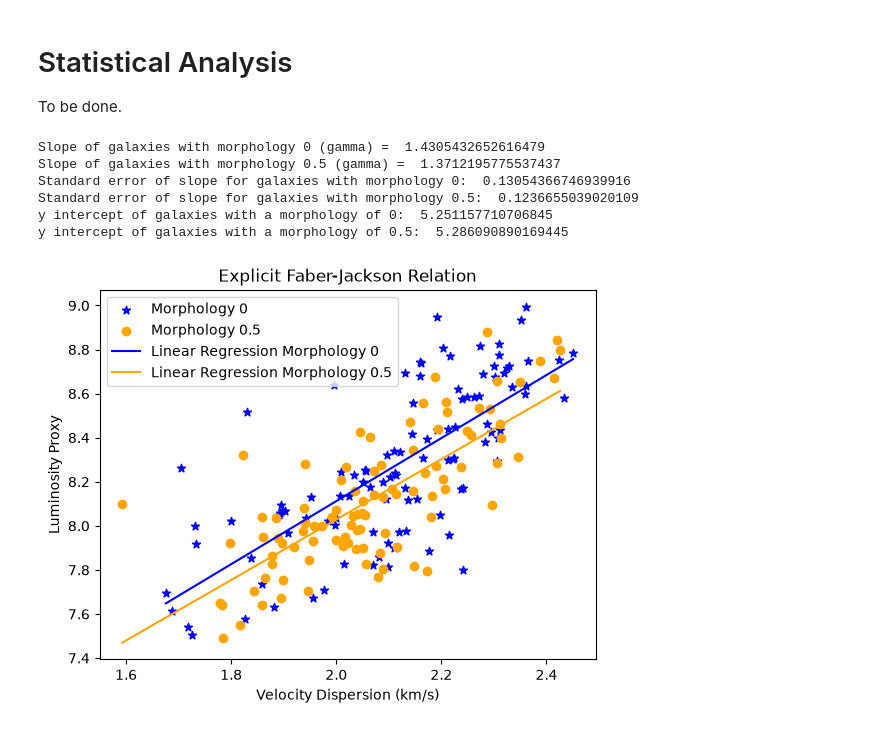
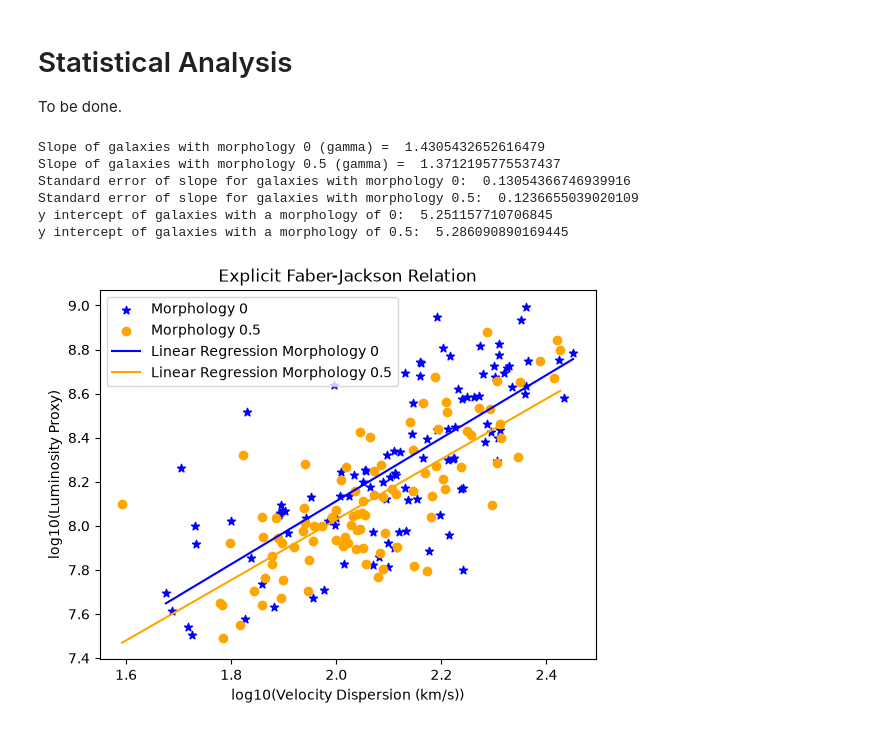
Before and after one commit to td522285/Group-7-Coding-Assignment, a Jupyter notebook: Untitled.ipynb, the cells around one changed output. Saved outputs shown, nothing was run; the diff lists cells and outputs as text; code cells hidden in the pictures.

```diff
--- a/Untitled.ipynb
+++ b/Untitled.ipynb
@@ -188,34 +216,35 @@ print("Standard error of slope for galaxies with morphology 0.5: ", stderr05)
 # Also want the intercepts for the linear regression lines
 # For both morphologies
 int0 = regress0.intercept
 int05 = regress05.intercept
 print("y intercept of galaxies with a morphology of 0: ", int0)
 print("y intercept of galaxies with a morphology of 0.5: ", int05)
 
 
 # Now we plot the linear regression lines for
 # Both morphologies over existing scatter plot
 
 plt.scatter(np.log10(sigma0), np.log10(F0), marker='*', color='blue', label='Morphology 0')
 plt.scatter(np.log10(sigma05), np.log10(F05), marker='o', color='orange', label='Morphology 0.5')
 
 # For plotting scatter we use np.linsapace to create evenly spaced
 # x values for linear regression lines that start at the minimum of log10(sigma0 and sigma05) respectively
 # And end at the maximum of log10(sigma0 and sigma05)
 
 x0 = np.linspace(np.log10(sigma0).min(), np.log10(sigma0).max(), 1000)
 x05 = np.linspace(np.log10(sigma05).min(), np.log10(sigma05).max(), 1000)
 plt.plot(x0, grad0 *x0 + int0, color = 'blue', label = 'Linear Regression Morphology 0')
 plt.plot(x05,grad05 * x05 + int05, color = 'orange', label = 'Linear Regression Morphology 0.5')
-plt.xlabel('Velocity Dispersion (km/s)')
-plt.ylabel('Luminosity Proxy')
+plt.xlabel('log10(Velocity Dispersion (km/s))')
+plt.ylabel('log10(Luminosity Proxy)')
 plt.title("Explicit Faber-Jackson Relation")
-plt.legend();
+plt.legend()
+plt.show()
 # %% [output]
 Slope of galaxies with morphology 0 (gamma) =  1.4305432652616479
 Slope of galaxies with morphology 0.5 (gamma) =  1.3712195775537437
 Standard error of slope for galaxies with morphology 0:  0.13054366746939916
 Standard error of slope for galaxies with morphology 0.5:  0.1236655039020109
 y intercept of galaxies with a morphology of 0:  5.251157710706845
 y intercept of galaxies with a morphology of 0.5:  5.286090890169445
-[figure, old version]
+[figure, new version]
```
Also changed, not shown: parts of 3 cells of this notebook, 2 other files.
